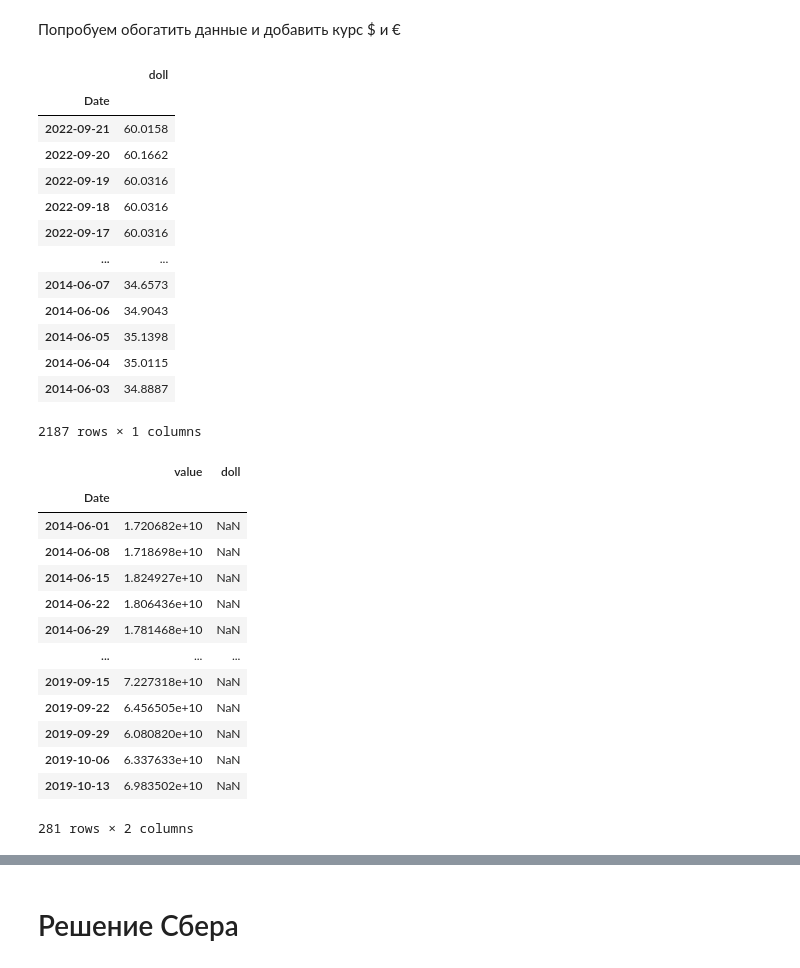
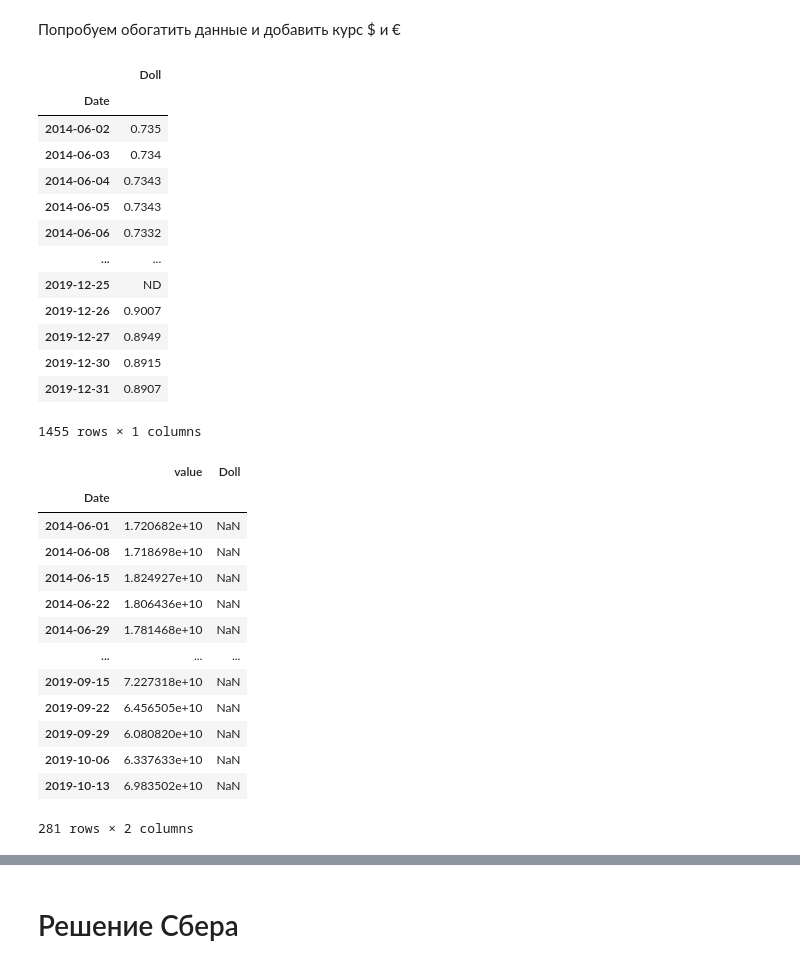
Before and after one commit to NickPavlovskii/sber, a Jupyter notebook: sber_prediction_v2.ipynb, the cells around one changed output, grey strips where cells are left out. Cells and saved outputs as stored; diff of their text form; code cells hidden in the pictures.

```diff
--- a/sber_prediction_v2.ipynb
+++ b/sber_prediction_v2.ipynb
@@ -828,32 +818,32 @@ Freq: W-SUN, Name: pred, dtype: float64
 Попробуем обогатить данные и добавить курс $ и €
 # %%
 
-dt_d = pd.read_csv('usd_quotes_1.csv',
+dt_d = pd.read_csv('doll.csv',
                    index_col=['Date'],
                    parse_dates=['Date'],
 
                    infer_datetime_format="%d/%m/%y")
 dt_d
 # %% [output]
-|  | doll |
+|  | Doll |
 | Date |  |
-| 2022-09-21 | 60.0158 |
-| 2022-09-20 | 60.1662 |
-| 2022-09-19 | 60.0316 |
-| 2022-09-18 | 60.0316 |
-| 2022-09-17 | 60.0316 |
+| 2014-06-02 | 0.735 |
+| 2014-06-03 | 0.734 |
+| 2014-06-04 | 0.7343 |
+| 2014-06-05 | 0.7343 |
+| 2014-06-06 | 0.7332 |
 | ... | ... |
-| 2014-06-07 | 34.6573 |
-| 2014-06-06 | 34.9043 |
-| 2014-06-05 | 35.1398 |
-| 2014-06-04 | 35.0115 |
-| 2014-06-03 | 34.8887 |
+| 2019-12-25 | ND |
+| 2019-12-26 | 0.9007 |
+| 2019-12-27 | 0.8949 |
+| 2019-12-30 | 0.8915 |
+| 2019-12-31 | 0.8907 |
-2187 rows × 1 columns
+1455 rows × 1 columns
 # %%
-dataset_doll = dataset1.join(dt_d['doll']) # :(((
+dataset_doll = dataset1.join(dt_d['Doll']) # :(((
 dataset_doll
 # %% [output]
-|  | value | doll |
+|  | value | Doll |
 | Date |  |  |
 | 2014-06-01 | 1.720682e+10 | NaN |
 | 2014-06-08 | 1.718698e+10 | NaN |
```
Also changed, not shown: parts of 96 cells of this notebook.
